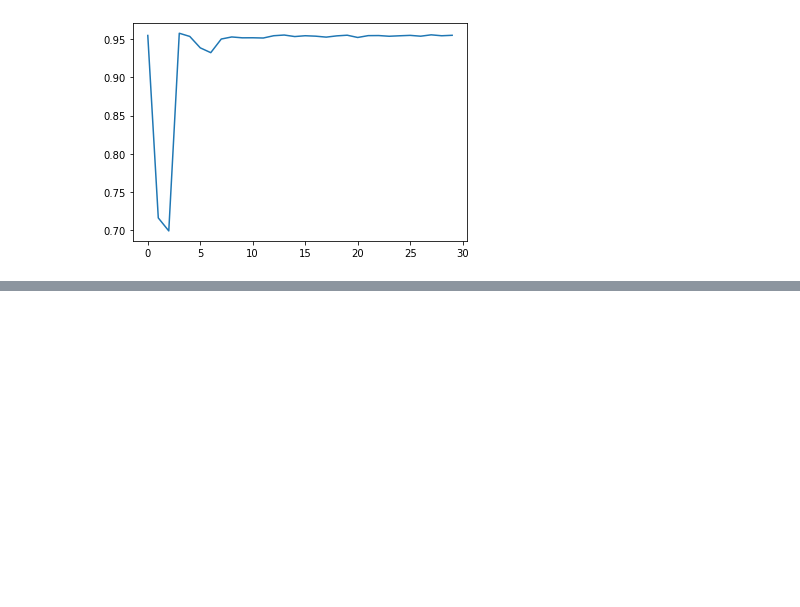
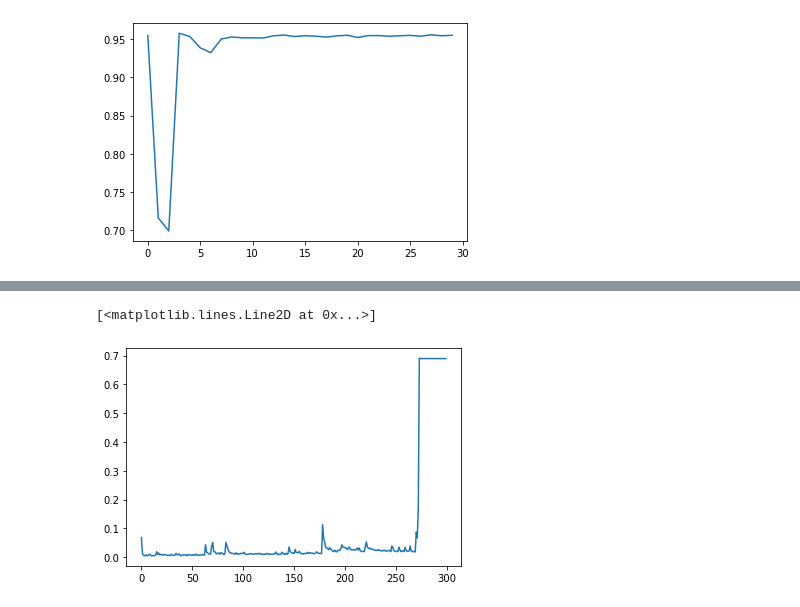
Before and after one commit to alstjrdld1/gray_anomaly_detection, a Jupyter notebook: Untitled.ipynb, the cells around one changed output, grey strips where cells are left out. Saved outputs shown, nothing was run; the diff lists cells and outputs as text; code cells hidden in the pictures; blank space fills up the shorter version.

```diff
--- a/Untitled.ipynb
+++ b/Untitled.ipynb
@@ -163,0 +179,5 @@ plt.plot(acc_list)
+# %%
+plt.plot(originLoss)
+# %% [output]
+[<matplotlib.lines.Line2D at 0x...>]
+[figure, added]
```
Also changed, not shown: parts of 4 cells of this notebook, 1 other file.
